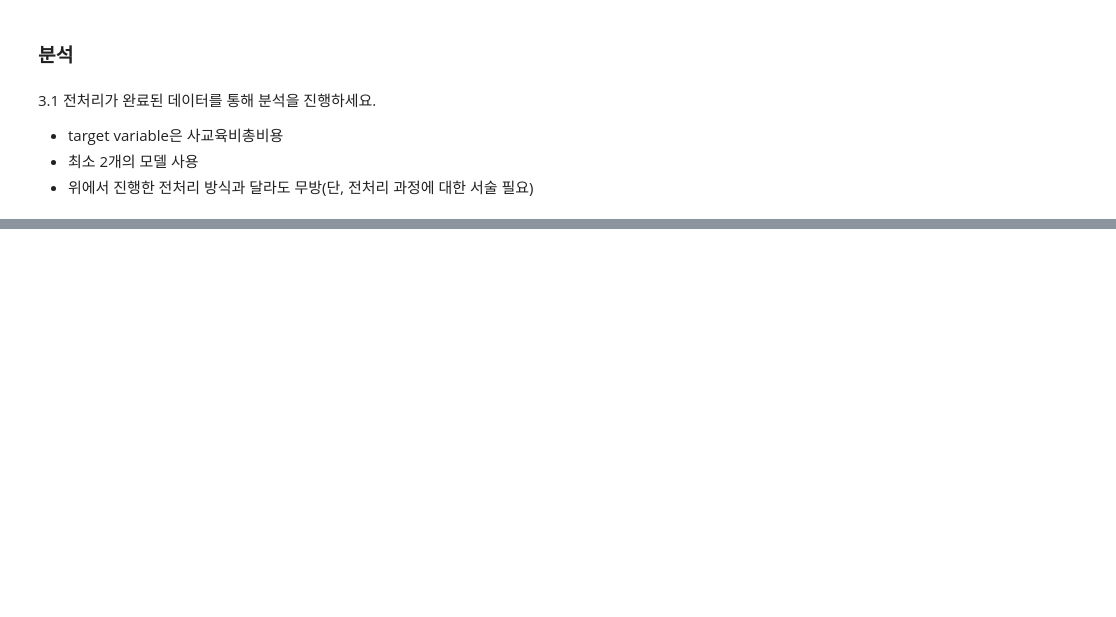
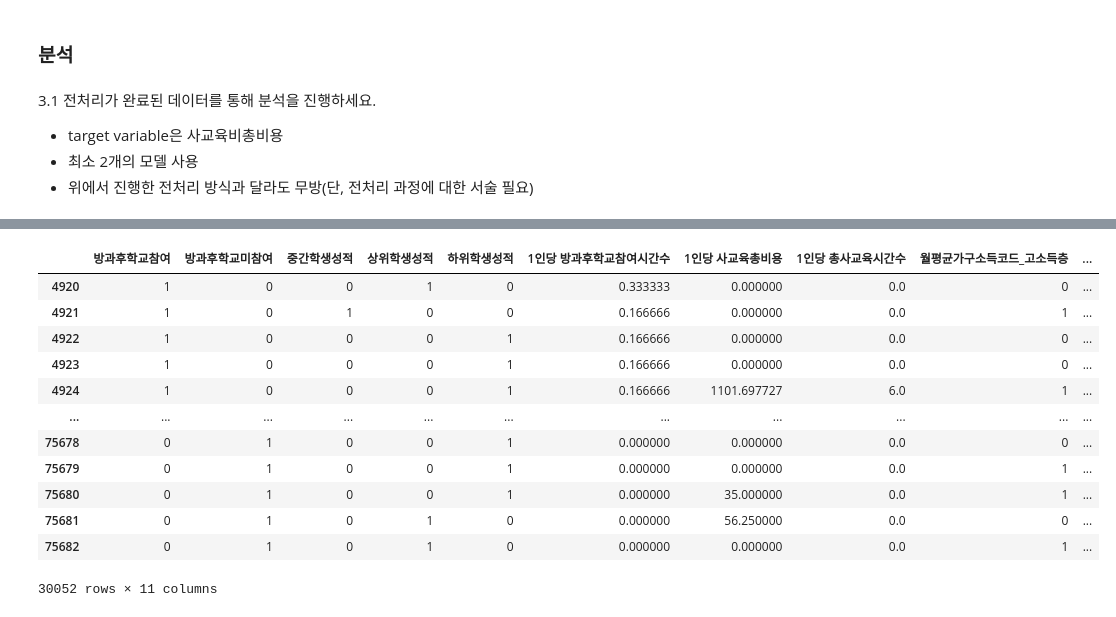
Before and after one commit to HUFS-DAT/2024-1_Seminar, a Jupyter notebook: Weekly Task/김동영/김동영_1차_과제.ipynb, the cells around one changed output, grey strips where cells are left out. Saved outputs shown, nothing was run; the diff lists cells and outputs as text; code cells hidden in the pictures; blank space fills up the shorter version.

```diff
--- a/Weekly Task/김동영/김동영_1차_과제.ipynb
+++ b/Weekly Task/김동영/김동영_1차_과제.ipynb
@@ -358,0 +428,6 @@ csv_file
+# %%
+df = csv_file_total.drop(columns=['방과후학교참여시간수','사교육비총비용','총자녀수','총사교육시간수'], axis=1)
+# %%
+# null 값이 있는 컬럼은 전부 제거
+
+df = df.drop(columns=['부_교육정도코드','모_교육정도코드','부모경제활동코드'], axis=1)
@@ -358,0 +446,8 @@ csv_file
+# %%
+conditions = [
+    df['월평균가구소득코드'].isin([1, 2, 3]),
+    df['월평균가구소득코드'].isin([4, 5]),
+    df['월평균가구소득코드'].isin([6, 7, 8])
+]
+choices = ['저소득층', '중산층','고소득층']
+df['월평균가구소득코드'] = np.select(conditions, choices, default=df['월평균가구소득코드'])
@@ -359,3 +472,5 @@ csv_file
+# %%
+df = pd.get_dummies(df, columns = ['월평균가구소득코드'])
 # %% [markdown]
 ### 분석
 # %% [markdown]
@@ -401,5 +516,21 @@ from catboost import CatBoostRegressor
 from sklearn.model_selection import cross_val_score
 
 from sklearn.metrics import mean_squared_error
+# %%
+df
+# %% [output]
+|  | 방과후학교참여 | 방과후학교미참여 | 중간학생성적 | 상위학생성적 | 하위학생성적 | 1인당 방과후학교참여시간수 | 1인당 사교육총비용 | 1인당 총사교육시간수 | 월평균가구소득코드_고소득층 | ... |
+| 4920 | 1 | 0 | 0 | 1 | 0 | 0.333333 | 0.000000 | 0.0 | 0 | ... |
+| 4921 | 1 | 0 | 1 | 0 | 0 | 0.166666 | 0.000000 | 0.0 | 1 | ... |
+| 4922 | 1 | 0 | 0 | 0 | 1 | 0.166666 | 0.000000 | 0.0 | 0 | ... |
+| 4923 | 1 | 0 | 0 | 0 | 1 | 0.166666 | 0.000000 | 0.0 | 0 | ... |
+| 4924 | 1 | 0 | 0 | 0 | 1 | 0.166666 | 1101.697727 | 6.0 | 1 | ... |
+| ... | ... | ... | ... | ... | ... | ... | ... | ... | ... | ... |
+| 75678 | 0 | 1 | 0 | 0 | 1 | 0.000000 | 0.000000 | 0.0 | 0 | ... |
+| 75679 | 0 | 1 | 0 | 0 | 1 | 0.000000 | 0.000000 | 0.0 | 1 | ... |
+| 75680 | 0 | 1 | 0 | 0 | 1 | 0.000000 | 35.000000 | 0.0 | 1 | ... |
+| 75681 | 0 | 1 | 0 | 1 | 0 | 0.000000 | 56.250000 | 0.0 | 0 | ... |
+| 75682 | 0 | 1 | 0 | 1 | 0 | 0.000000 | 0.000000 | 0.0 | 1 | ... |
+30052 rows × 11 columns
 # %%
 # train, test 데이터 분리
```
Also changed, not shown: parts of 23 cells of this notebook.
